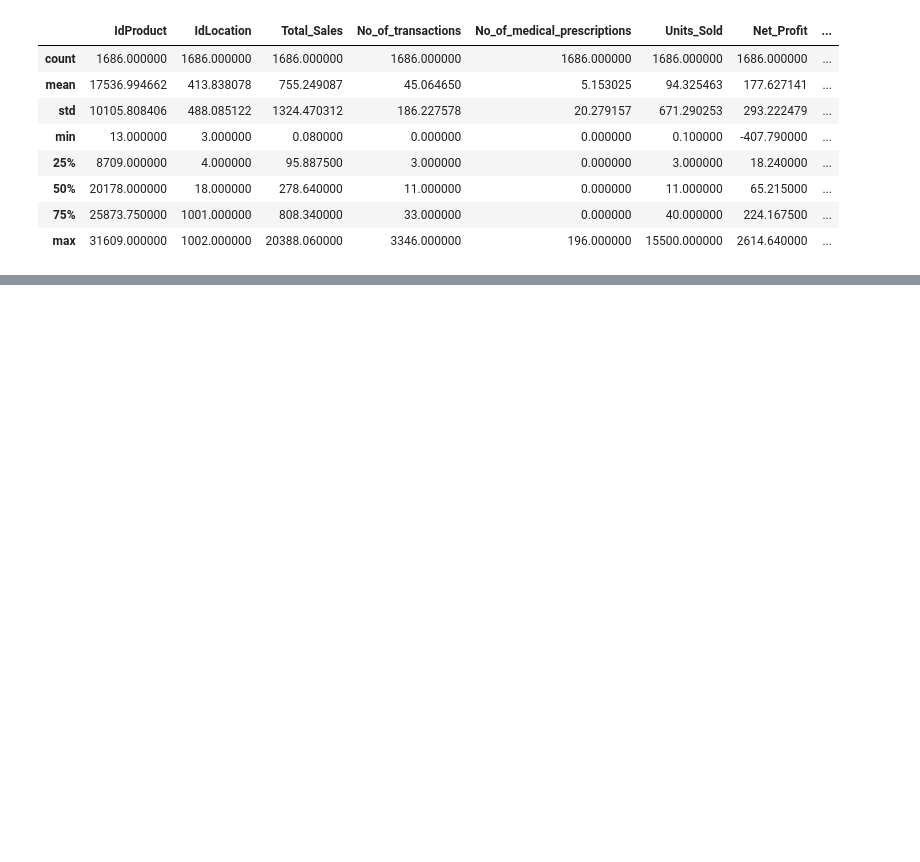
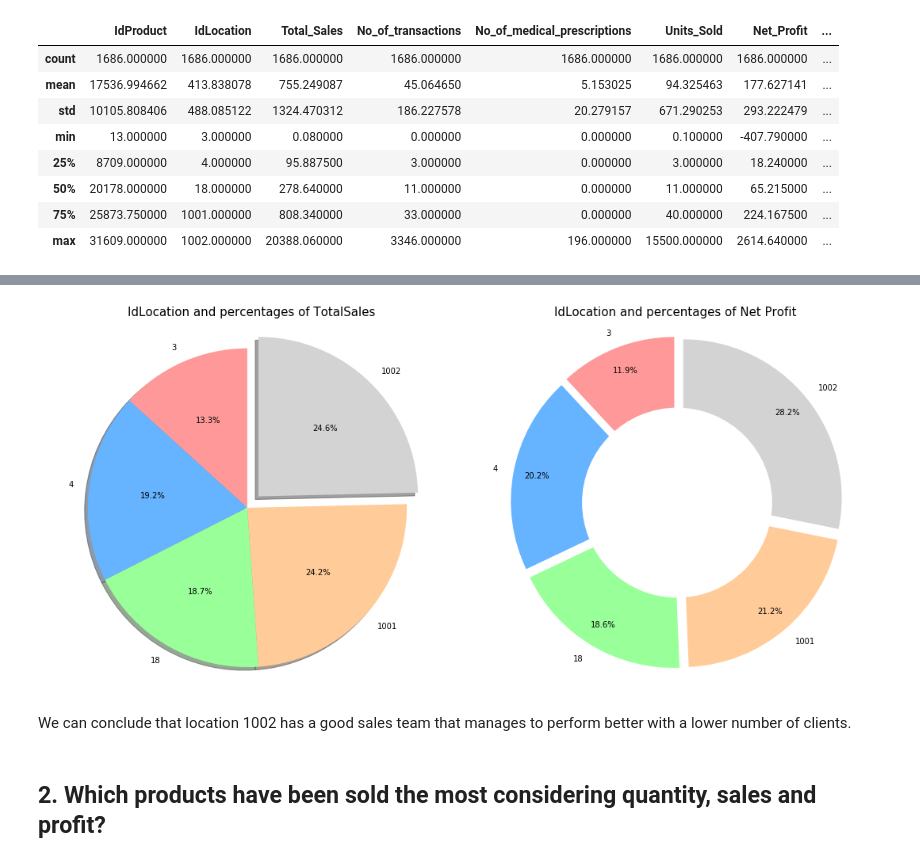
Before and after one commit to evian13/PrepCourse-Unit2, a Jupyter notebook: Capstone1 - data analysis report.ipynb, the cells around one changed output, grey strips where cells are left out. Saved outputs shown, nothing was run; the diff lists cells and outputs as text; code cells hidden in the pictures; blank space fills up the shorter version.

```diff
--- a/Capstone1 - data analysis report.ipynb
+++ b/Capstone1 - data analysis report.ipynb
@@ -85,0 +128,43 @@ Name: IdProduct, dtype: int64
+# %%
+
+fig1,(ax1 , ax2) = plt.subplots(1,2)
+
+#colors
+colors = ['#ff9999','#66b3ff','#99ff99','#ffcc99','#d3d3d3']
+explode =  (0, 0, 0, 0,0.1)
+
+ax1.pie( df.groupby(['IdLocation'])['Total_Sales'].sum(), explode=explode, labels=np.unique(df.IdLocation)
+        , colors = colors, autopct='%1.1f%%',  shadow=True, startangle=90)
+# Equal aspect ratio ensures that pie is drawn as a circle
+
+ax1.axis('equal')
+ax1.set_title('IdLocation and percentages of TotalSales',fontsize= 15)
+
+
+#----------------------
+#colors
+colors2 = ['#ff9999','#66b3ff','#99ff99','#ffcc99','#d3d3d3']
+#explsion
+explode2 = (0.05,0.05,0.05,0.05,0.05)
+
+ax2.pie( df.groupby(['IdLocation'])['Net_Profit'].sum(), colors = colors2, labels=np.unique(df.IdLocation)
+         , autopct='%1.1f%%', startangle=90, pctdistance=0.85, explode = explode2 )
+
+#draw circle
+centre_circle = plt.Circle((0,0),0.60,fc='white')
+fig = plt.gcf()
+fig.set_size_inches(15,7)
+fig.gca().add_artist(centre_circle)
+# Equal aspect ratio ensures that pie is drawn as a circle
+ax2.axis('equal')
+ax2.set_title('IdLocation and percentages of Net Profit',fontsize= 15)
+
+plt.tight_layout()
+
+plt.show()
+# %% [output]
+[figure, added]
+# %% [markdown]
+We can conclude that location 1002 has a good sales team that manages to perform better with a lower number of clients.
+# %% [markdown]
+## 2. Which products have been sold the most considering quantity, sales and profit?
```
Also changed, not shown: parts of 55 cells of this notebook.
